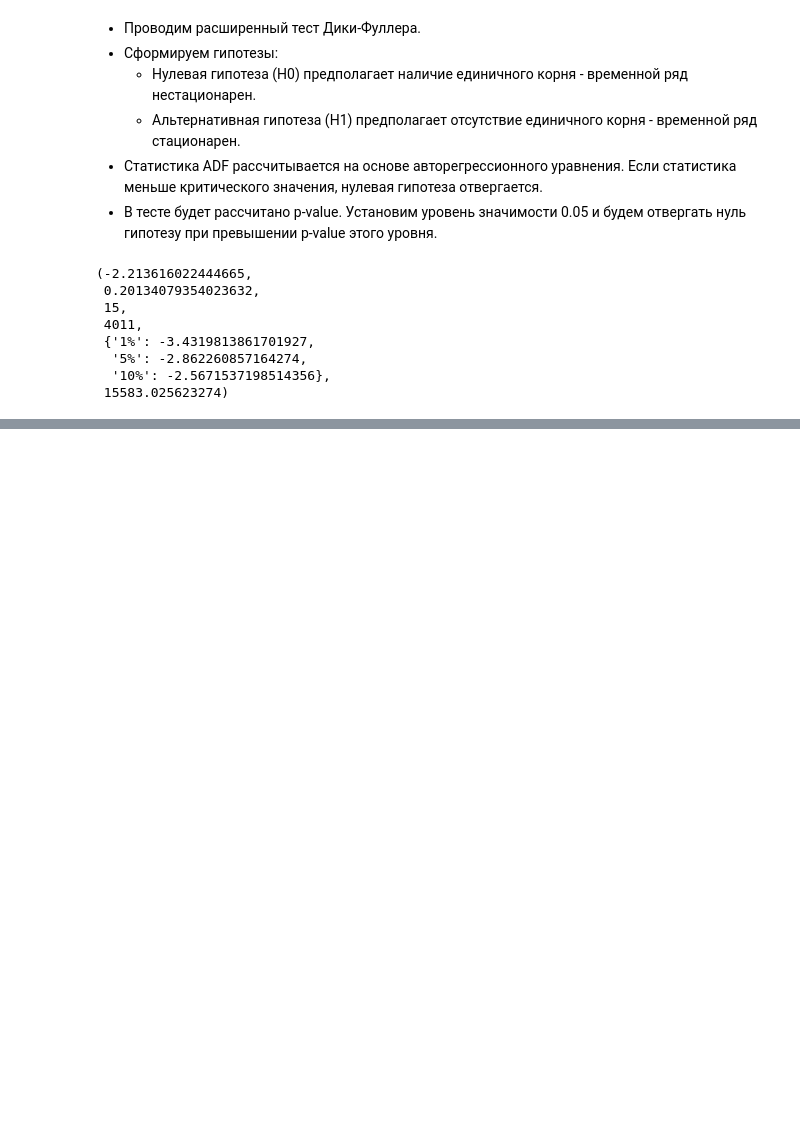
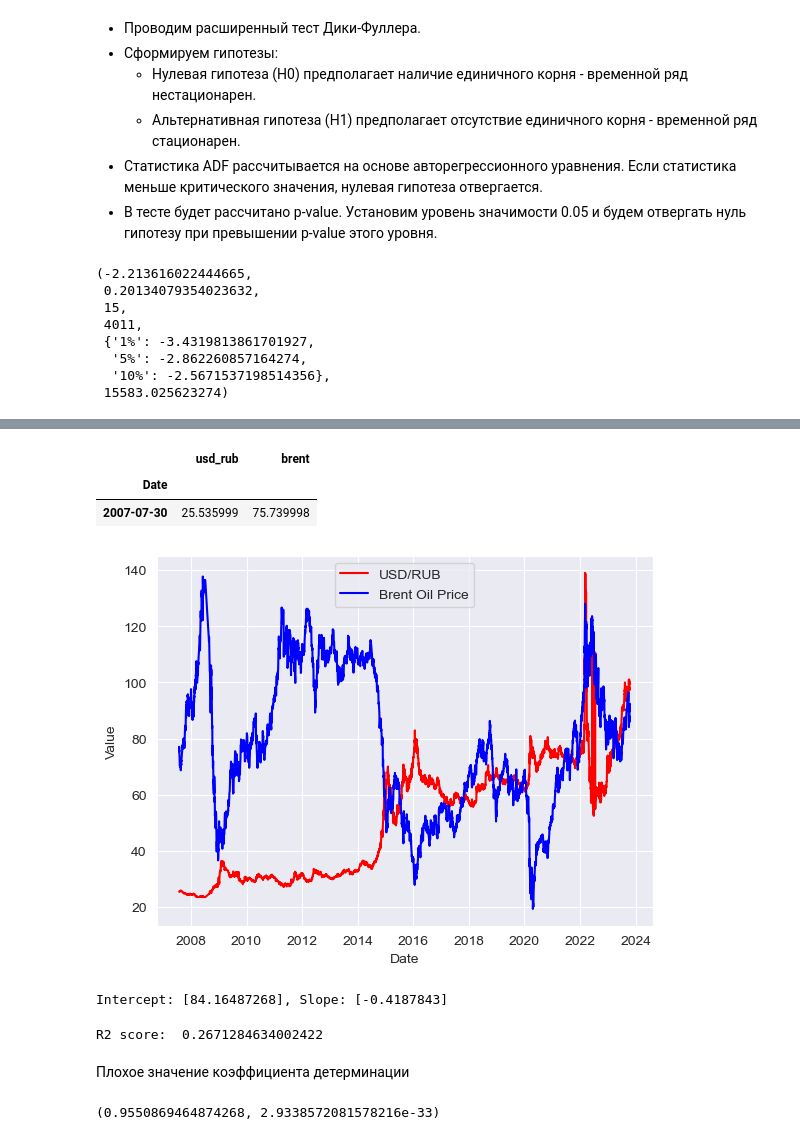
Before and after one commit to sergandri/python, a Jupyter notebook: mipt_study/maths/hw3_maths.ipynb, the cells around one changed output, grey strips where cells are left out. Saved outputs shown, nothing was run; the diff lists cells and outputs as text; code cells hidden in the pictures; blank space fills up the shorter version.

```diff
--- a/mipt_study/maths/hw3_maths.ipynb
+++ b/mipt_study/maths/hw3_maths.ipynb
@@ -46,0 +103,3 @@ adf_test
+# %%
+usd_rub_df = yf.download('RUB=X', start= start_date, end=end_date)
+usd_rub_df.dropna(inplace=True)
@@ -46,0 +120,41 @@ adf_test
+# %%
+usd_rub_df= usd_rub_df[usd_rub_df['Close'] >= usd_rub_df['Close'].quantile(0.01)]
+# %%
+df = pd.merge(usd_rub_df['Close'], brent_df['Close'], on='Date', how='inner')
+# %%
+df.columns = ['usd_rub','brent']
+df.head(1)
+# %% [output]
+|  | usd_rub | brent |
+| Date |  |  |
+| 2007-07-30 | 25.535999 | 75.739998 |
+# %%
+sns.lineplot(data=df, x='Date', y='usd_rub', color='red', label='USD/RUB')
+sns.lineplot(data=df, x='Date', y='brent', color='blue', label='Brent Oil Price')
+plt.xlabel('Date')
+plt.ylabel('Value')
+plt.grid(True)
+plt.legend()
+plt.show()
+# %% [output]
+[figure, added]
+# %%
+X = df[['brent']]
+y = df[['usd_rub']]
+
+model = LinearRegression().fit(X, y)
+
+intercept = model.intercept_
+slope = model.coef_[0]
+
+print(f'Intercept: {intercept}, Slope: {slope}')
+# %% [output]
+Intercept: [84.16487268], Slope: [-0.4187843]
+# %%
+y_pred = model.predict(X)
+r2 = r2_score(y.values, y_pred)
+print("R2 score: ", r2)
+# %% [output]
+R2 score:  0.2671284634002422
+# %% [markdown]
+Плохое значение коэффициента детерминации
@@ -46,0 +163,5 @@ adf_test
+# %%
+shapiro_test_statistic, shapiro_p_value = stats.shapiro(diff)
+shapiro_test_statistic, shapiro_p_value
+# %% [output]
+(0.9550869464874268, 2.9338572081578216e-33)
```
Also changed, not shown: parts of 19 cells of this notebook.
